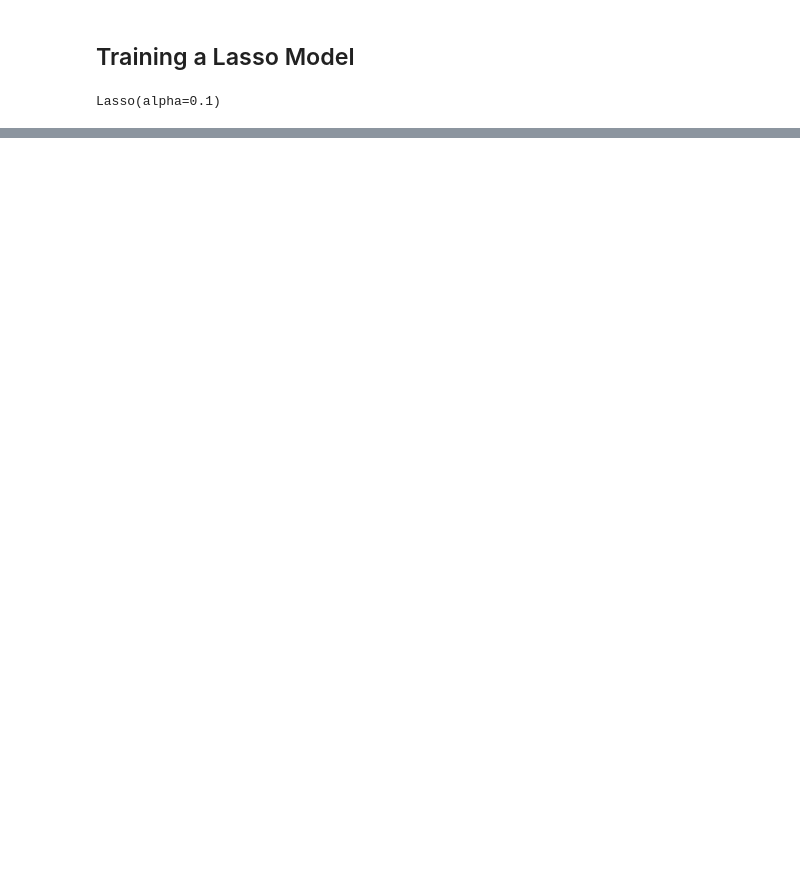
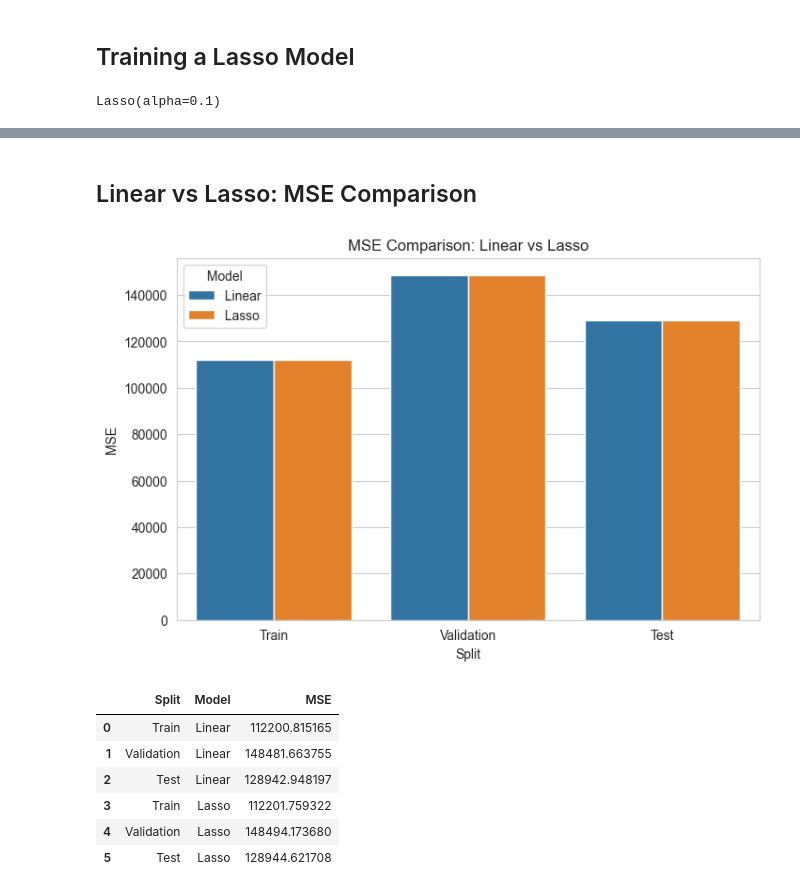
Before and after one commit to tikadatta2005/ML_GROUP_ASSIGNMENT, a Jupyter notebook: linear.ipynb, the cells around one changed output, grey strips where cells are left out. Cells and saved outputs as stored; diff of their text form; code cells hidden in the pictures; blank space fills up the shorter version.

```diff
--- a/linear.ipynb
+++ b/linear.ipynb
@@ -197,0 +217,25 @@ lasso Test R²: 0.13792968002681072
+# %% [markdown]
+## Linear vs Lasso: MSE Comparison
+# %%
+mse_df = pd.DataFrame({
+    "Split": ["Train", "Validation", "Test"] * 2,
+    "Model": ["Linear"] * 3 + ["Lasso"] * 3,
+    "MSE": [linear_train_loss, linear_val_loss, linear_test_loss,
+            lasso_train_loss, lasso_val_loss, lasso_test_loss]
+})
+
+plt.figure(figsize=(8, 5))
+sns.barplot(data=mse_df, x="Split", y="MSE", hue="Model")
+plt.title("MSE Comparison: Linear vs Lasso")
+plt.show()
+
+mse_df
+# %% [output]
+[figure, added]
+|  | Split | Model | MSE |
+| 0 | Train | Linear | 112200.815165 |
+| 1 | Validation | Linear | 148481.663755 |
+| 2 | Test | Linear | 128942.948197 |
+| 3 | Train | Lasso | 112201.759322 |
+| 4 | Validation | Lasso | 148494.173680 |
+| 5 | Test | Lasso | 128944.621708 |
```
Also changed, not shown: parts of 16 cells of this notebook.
